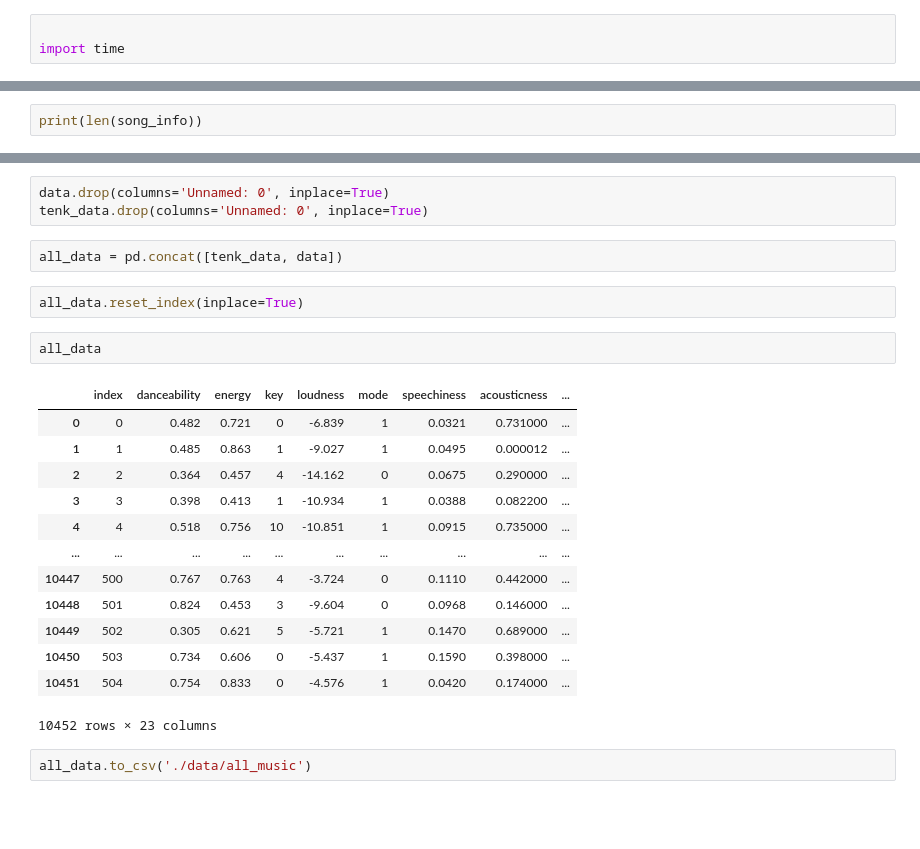
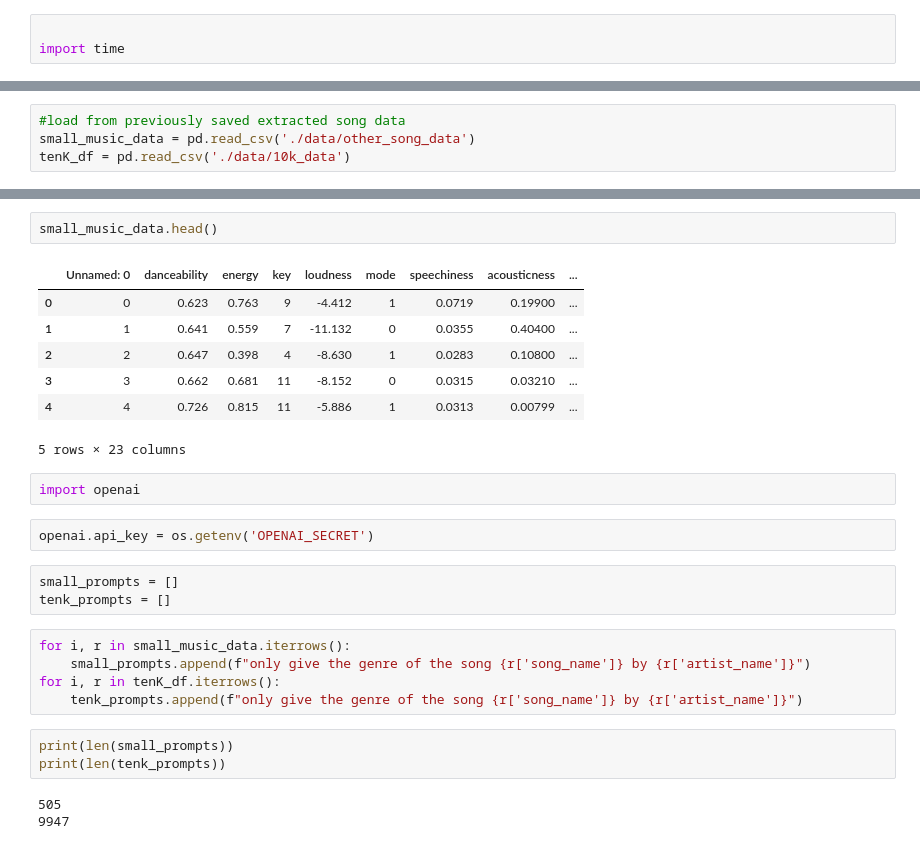
Before and after one commit to savicd710/Spoti-Find, a Jupyter notebook: spotify_music_data.ipynb, the cells around one changed output, grey strips where cells are left out. Drawn from its saved outputs; the diff is of its cells as text; blank space fills up the shorter version.

```diff
--- a/spotify_music_data.ipynb
+++ b/spotify_music_data.ipynb
@@ -99,2 +86,4 @@ done
 # %%
-print(len(song_info))
+#load from previously saved extracted song data
+small_music_data = pd.read_csv('./data/other_song_data')
+tenK_df = pd.read_csv('./data/10k_data')
@@ -109,25 +90,28 @@ data = pd.read_csv('./data/other_song_data')
-# %%
-data.drop(columns='Unnamed: 0', inplace=True)
-tenk_data.drop(columns='Unnamed: 0', inplace=True)
-# %%
-all_data = pd.concat([tenk_data, data])
-# %%
-all_data.reset_index(inplace=True)
-# %%
-all_data
-# %% [output]
-|  | index | danceability | energy | key | loudness | mode | speechiness | acousticness | ... |
-| 0 | 0 | 0.482 | 0.721 | 0 | -6.839 | 1 | 0.0321 | 0.731000 | ... |
-| 1 | 1 | 0.485 | 0.863 | 1 | -9.027 | 1 | 0.0495 | 0.000012 | ... |
-| 2 | 2 | 0.364 | 0.457 | 4 | -14.162 | 0 | 0.0675 | 0.290000 | ... |
-| 3 | 3 | 0.398 | 0.413 | 1 | -10.934 | 1 | 0.0388 | 0.082200 | ... |
-| 4 | 4 | 0.518 | 0.756 | 10 | -10.851 | 1 | 0.0915 | 0.735000 | ... |
-| ... | ... | ... | ... | ... | ... | ... | ... | ... | ... |
-| 10447 | 500 | 0.767 | 0.763 | 4 | -3.724 | 0 | 0.1110 | 0.442000 | ... |
-| 10448 | 501 | 0.824 | 0.453 | 3 | -9.604 | 0 | 0.0968 | 0.146000 | ... |
-| 10449 | 502 | 0.305 | 0.621 | 5 | -5.721 | 1 | 0.1470 | 0.689000 | ... |
-| 10450 | 503 | 0.734 | 0.606 | 0 | -5.437 | 1 | 0.1590 | 0.398000 | ... |
-| 10451 | 504 | 0.754 | 0.833 | 0 | -4.576 | 1 | 0.0420 | 0.174000 | ... |
-10452 rows × 23 columns
-# %%
-all_data.to_csv('./data/all_music')
+# %%
+small_music_data.head()
+# %% [output]
+|  | Unnamed: 0 | danceability | energy | key | loudness | mode | speechiness | acousticness | ... |
+| 0 | 0 | 0.623 | 0.763 | 9 | -4.412 | 1 | 0.0719 | 0.19900 | ... |
+| 1 | 1 | 0.641 | 0.559 | 7 | -11.132 | 0 | 0.0355 | 0.40400 | ... |
+| 2 | 2 | 0.647 | 0.398 | 4 | -8.630 | 1 | 0.0283 | 0.10800 | ... |
+| 3 | 3 | 0.662 | 0.681 | 11 | -8.152 | 0 | 0.0315 | 0.03210 | ... |
+| 4 | 4 | 0.726 | 0.815 | 11 | -5.886 | 1 | 0.0313 | 0.00799 | ... |
+5 rows × 23 columns
+# %%
+import openai
+# %%
+openai.api_key = os.getenv('OPENAI_SECRET')
+# %%
+small_prompts = []
+tenk_prompts = []
+# %%
+for i, r in small_music_data.iterrows():
+    small_prompts.append(f"only give the genre of the song {r['song_name']} by {r['artist_name']}")
+for i, r in tenK_df.iterrows():
+    tenk_prompts.append(f"only give the genre of the song {r['song_name']} by {r['artist_name']}")
+# %%
+print(len(small_prompts))
+print(len(tenk_prompts))
+# %% [output]
+505
+9947
```
Also changed, not shown: parts of 20 cells of this notebook, 5 other files.
